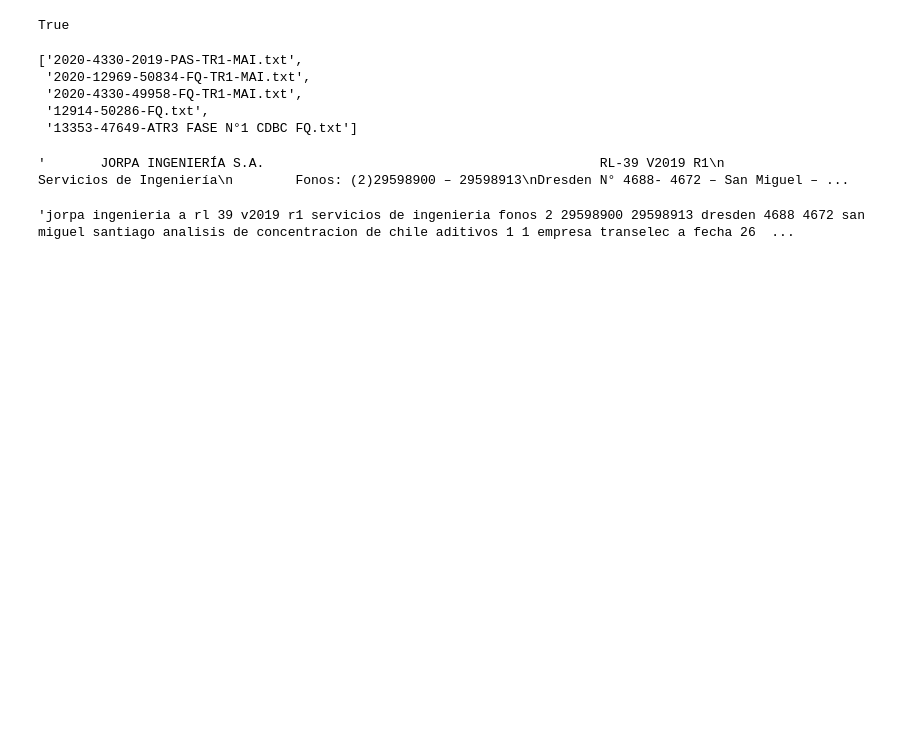
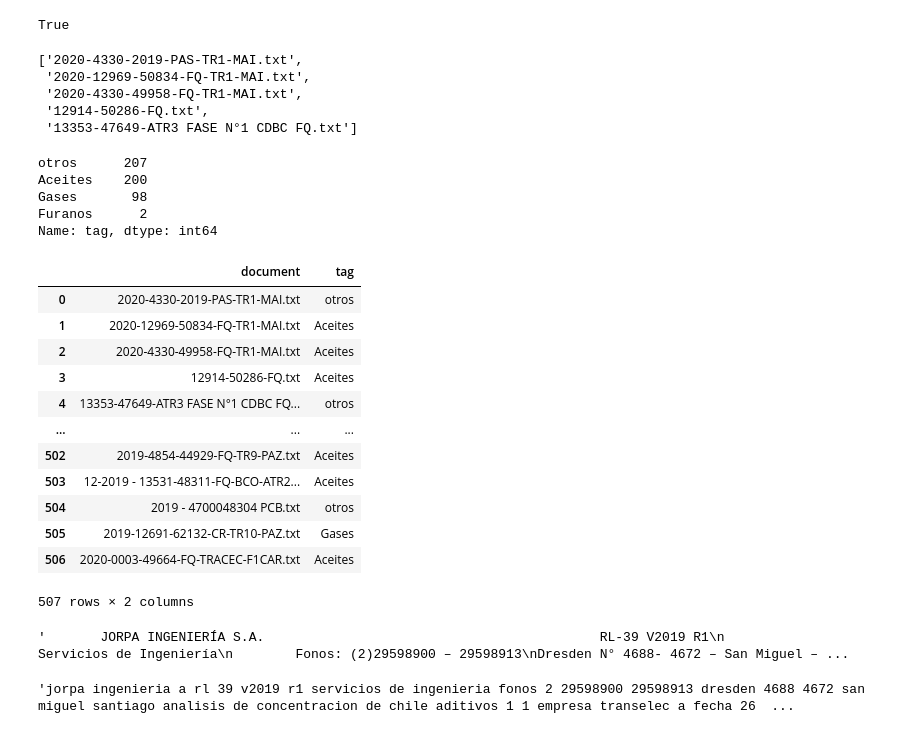
Before and after one commit to LauraOrozco/Proyecto_integrador_MSc, a Jupyter notebook: test_clasificacion_text.ipynb, the cells around one changed output. Saved outputs shown, nothing was run; the diff lists cells and outputs as text; code cells hidden in the pictures; blank space fills up the shorter version.

Commit message:
create a new dataframe with tags related with the filename

```diff
--- a/test_clasificacion_text.ipynb
+++ b/test_clasificacion_text.ipynb
@@ -33,6 +33,46 @@ filenames[:5]
  '2020-4330-49958-FQ-TR1-MAI.txt',
  '12914-50286-FQ.txt',
  '13353-47649-ATR3 FASE N°1 CDBC FQ.txt']
+# %%
+tag = []
+tag_original = pd.DataFrame(columns = ["document", "tag"])
+for i in range(len(filenames)):
+    tag_original.loc[i] = None
+    if "-FQ" in filenames[i]:
+        tag.append("Aceites")
+    elif "-CR" in filenames[i]:
+        tag.append("Gases")
+    elif "-FU" in filenames[i]:
+        tag.append("Furanos")
+    else:
+        tag.append("otros")
+
+    tag_original["document"].loc[i] = filenames[i]
+    tag_original["tag"].loc[i] = tag[i]
+# %%
+tag_original["tag"].value_counts()
+# %% [output]
+otros      207
+Aceites    200
+Gases       98
+Furanos      2
+Name: tag, dtype: int64
+# %%
+tag_original
+# %% [output]
+|  | document | tag |
+| 0 | 2020-4330-2019-PAS-TR1-MAI.txt | otros |
+| 1 | 2020-12969-50834-FQ-TR1-MAI.txt | Aceites |
+| 2 | 2020-4330-49958-FQ-TR1-MAI.txt | Aceites |
+| 3 | 12914-50286-FQ.txt | Aceites |
+| 4 | 13353-47649-ATR3 FASE N°1 CDBC FQ... | otros |
+| ... | ... | ... |
+| 502 | 2019-4854-44929-FQ-TR9-PAZ.txt | Aceites |
+| 503 | 12-2019 - 13531-48311-FQ-BCO-ATR2... | Aceites |
+| 504 | 2019 - 4700048304 PCB.txt | otros |
+| 505 | 2019-12691-62132-CR-TR10-PAZ.txt | Gases |
+| 506 | 2020-0003-49664-FQ-TRACEC-F1CAR.txt | Aceites |
+507 rows × 2 columns
 # %%
 def read_text_file(file_path):
     with open(file_path, 'r') as f:
```
